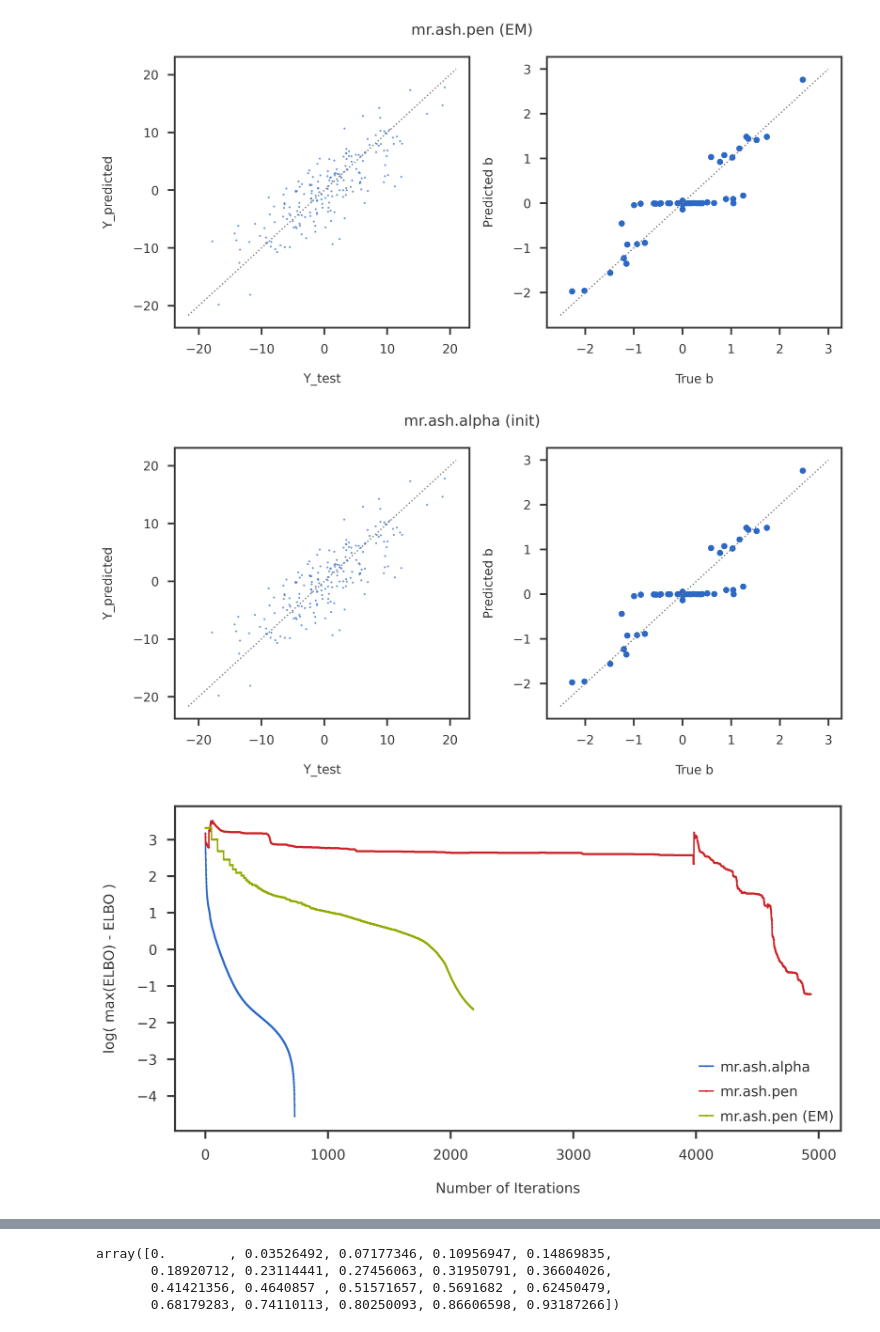
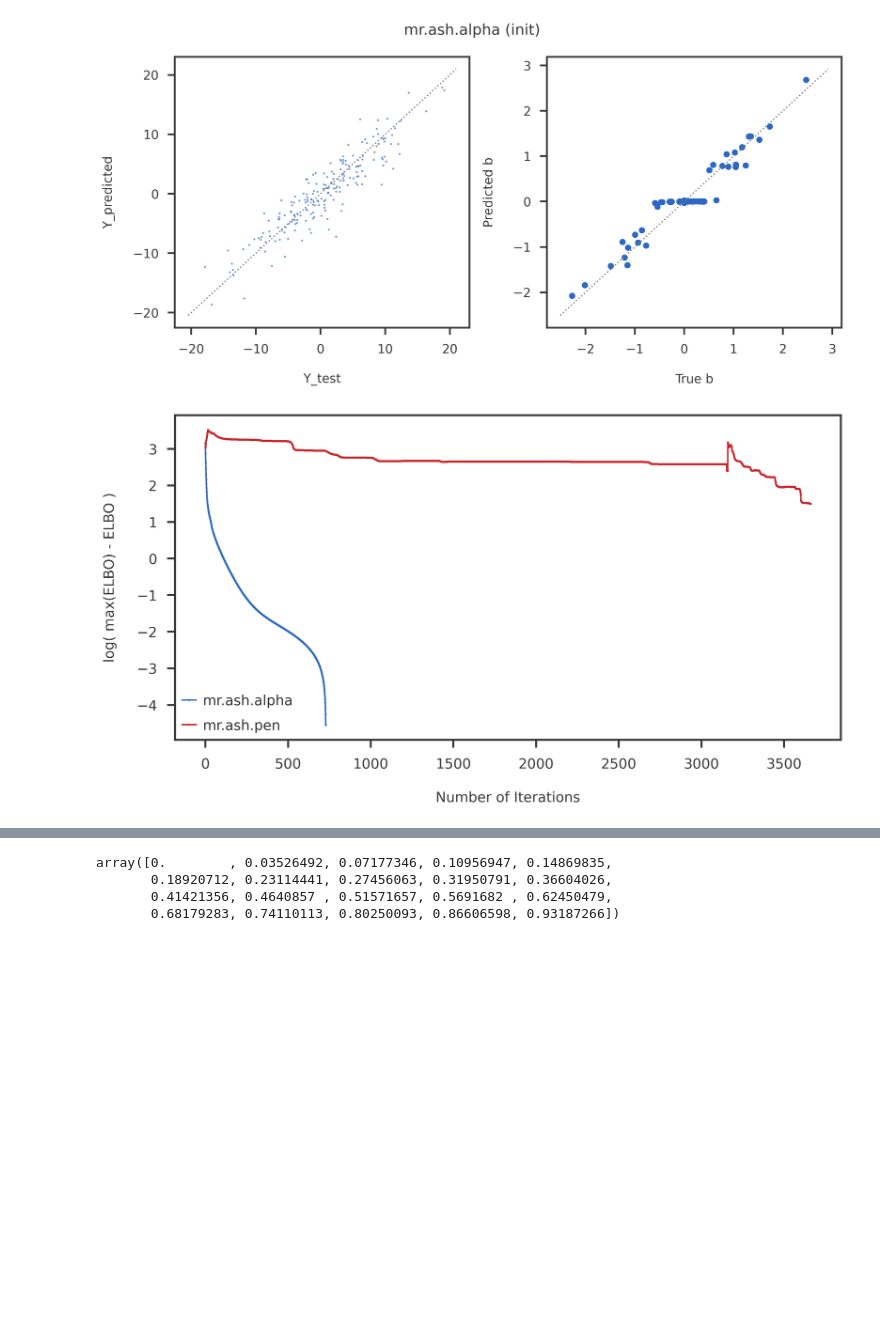
Before and after one commit to banskt/mr-ash-pen-workspace, a Jupyter notebook: notebooks/objective_comparison/mrashpen_initialization.ipynb, the cells around one changed output, grey strips where cells are left out. Cells and saved outputs as stored; diff of their text form; code cells hidden in the pictures; blank space fills up the shorter version.

```diff
--- a/notebooks/objective_comparison/mrashpen_initialization.ipynb
+++ b/notebooks/objective_comparison/mrashpen_initialization.ipynb
@@ -162,13 +162,13 @@ mr.ash.pen
 # plr_lbfgs = PLR(method = 'L-BFGS-B', optimize_w = True, optimize_s = False, is_prior_scaled = True,
 #                 debug = False, display_progress = False, calculate_elbo = True, maxiter = 2000)
 # plr_lbfgs.fit(X, y, sk, binit = None, winit = wk, s2init = s2init)
-plr_lbfgs = lbfgsfit.method_oneup(X, y, sk, wk, binit = lasso_b, s2init = s2init, calculate_elbo = True)
+plr_lbfgs = lbfgsfit.method_fixseq_simple(X, y, sk, wk, binit = lasso_b, s2init = s2init, calculate_elbo = True)
 
 
 '''
 mr.ash.pen (EM)
 '''
-plr_eb = ebfit(X, y, sk, wk, binit = lasso_b, s2init = 1, maxiter = 400, qb_maxiter = 50)
+#plr_eb = ebfit(X, y, sk, wk, binit = lasso_b, s2init = 1, maxiter = 400, qb_maxiter = 50)
 
 
 '''
@@ -257,14 +197,17 @@ plot_linear_mrashpen(X, y, Xtest, ytest, btrue, strue,
                      mrash_r.coef, intercept = mrash_r.intercept, title = 'mr.ash.alpha')
 plot_linear_mrashpen(X, y, Xtest, ytest, btrue, strue,
                      plr_lbfgs.coef, intercept = plr_lbfgs.intercept, title = 'mr.ash.pen')
-plot_linear_mrashpen(X, y, Xtest, ytest, btrue, strue,
-                     plr_eb.coef, intercept = plr_eb.intercept, title = 'mr.ash.pen (EM)')
+#plot_linear_mrashpen(X, y, Xtest, ytest, btrue, strue,
+#                     plr_eb.coef, intercept = plr_eb.intercept, title = 'mr.ash.pen (EM)')
 plot_linear_mrashpen(X, y, Xtest, ytest, btrue, strue,
                      mrash_r_init.coef, intercept = mrash_r_init.intercept, title = 'mr.ash.alpha (init)')
 
-kinit   = [0, 0, 0]
-objs    = [mrash_r.obj_path, plr_lbfgs.elbo_path, plr_eb.elbo_path]
-methods = ["mr.ash.alpha", "mr.ash.pen", "mr.ash.pen (EM)"]
+#kinit   = [0, 0, 0]
+#objs    = [mrash_r.obj_path, plr_lbfgs.elbo_path, plr_eb.elbo_path]
+#methods = ["mr.ash.alpha", "mr.ash.pen", "mr.ash.pen (EM)"]
+kinit   = [0, 0]
+objs    = [mrash_r.obj_path, plr_lbfgs.elbo_path]
+methods = ["mr.ash.alpha", "mr.ash.pen"]
 plot_convergence(objs, methods, kinit)
 # %% [output]
 [figure]
@@ -273,4 +216,3 @@ plot_convergence(objs, methods, kinit)
-[figure, old version]
+[figure, new version]
-[figure, old version]
+[figure, new version]
-[figure, removed]
 # %%
```
Also changed, not shown: parts of 25 cells of this notebook, 3 other files.
